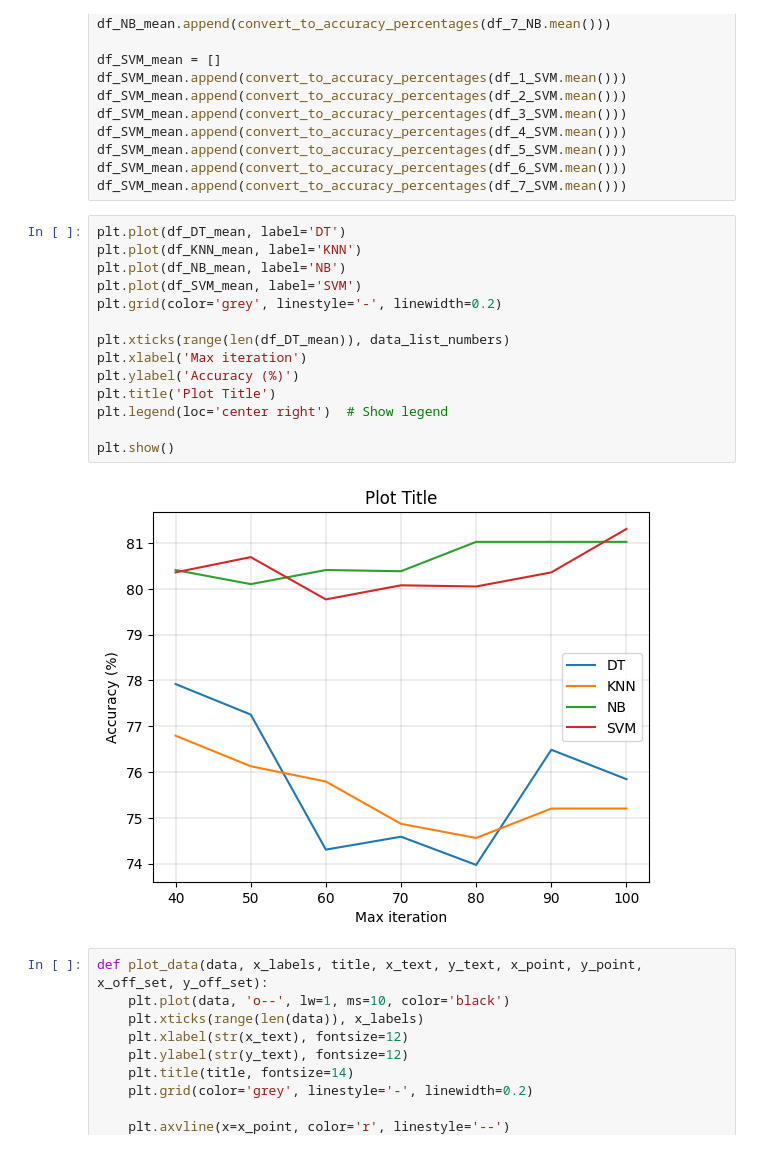
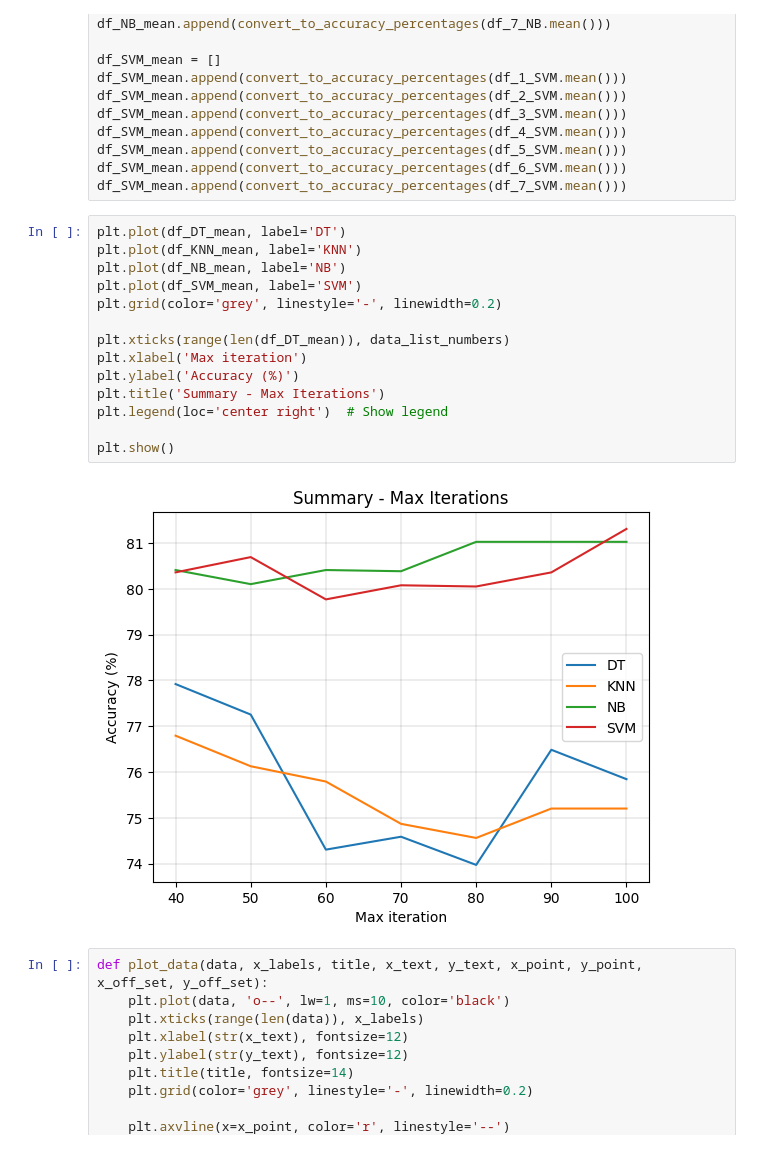
Before and after one commit to erirosv/Master-Thesis, a Jupyter notebook: modelling/sensitivity/plot_styles_max_iter.ipynb, the cells around one changed output. Drawn from its saved outputs; the diff is of its cells as text.

```diff
--- a/modelling/sensitivity/plot_styles_max_iter.ipynb
+++ b/modelling/sensitivity/plot_styles_max_iter.ipynb
@@ -119,19 +119,19 @@ df_SVM_mean.append(convert_to_accuracy_percentages(df_7_SVM.mean()))
 # %%
 plt.plot(df_DT_mean, label='DT')
 plt.plot(df_KNN_mean, label='KNN')
 plt.plot(df_NB_mean, label='NB')
 plt.plot(df_SVM_mean, label='SVM')
 plt.grid(color='grey', linestyle='-', linewidth=0.2)
 
 plt.xticks(range(len(df_DT_mean)), data_list_numbers)
 plt.xlabel('Max iteration')
 plt.ylabel('Accuracy (%)')
-plt.title('Plot Title')
+plt.title('Summary - Max Iterations')
 plt.legend(loc='center right')  # Show legend
 
 plt.show()
 # %% [output]
-[figure, old version]
+[figure, new version]
 # %%
 def plot_data(data, x_labels, title, x_text, y_text, x_point, y_point, x_off_set, y_off_set):
     plt.plot(data, 'o--', lw=1, ms=10, color='black')
```
Also changed, not shown: parts of 4 cells of this notebook, 2 other files.
